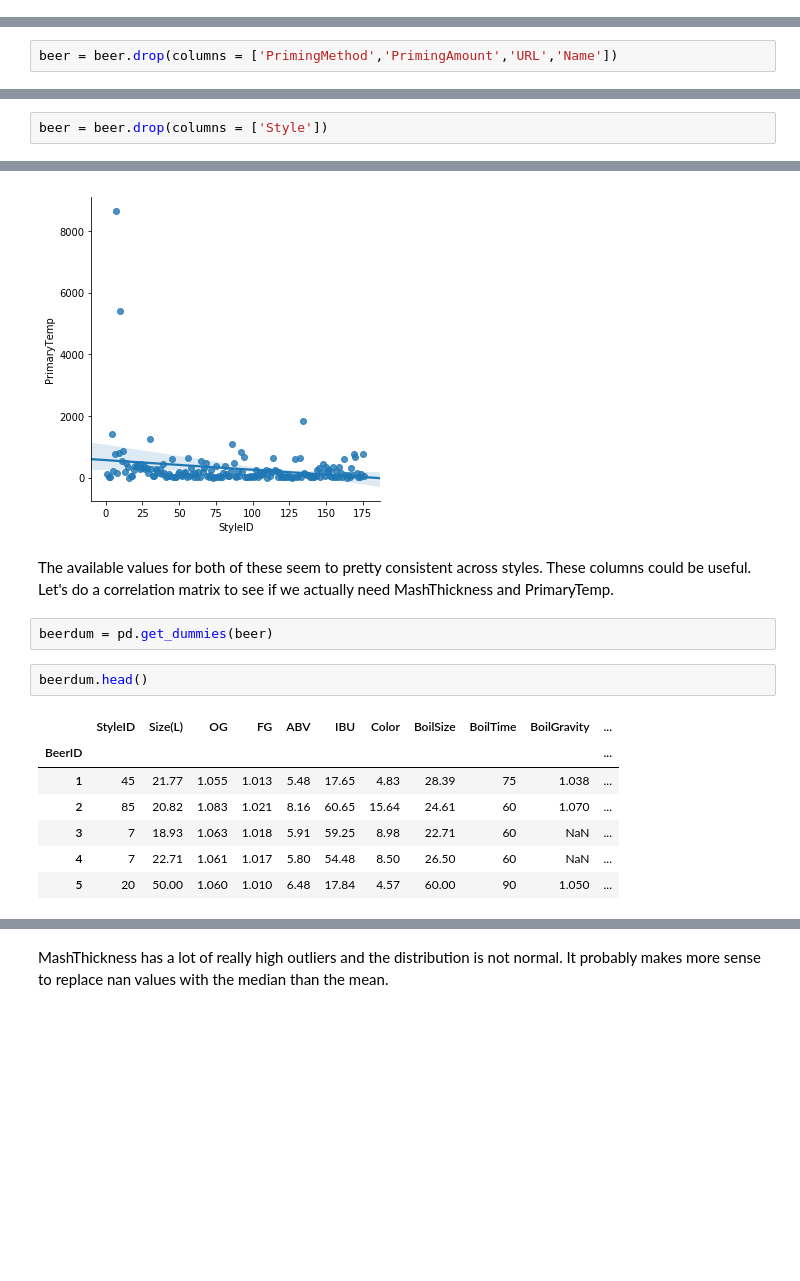
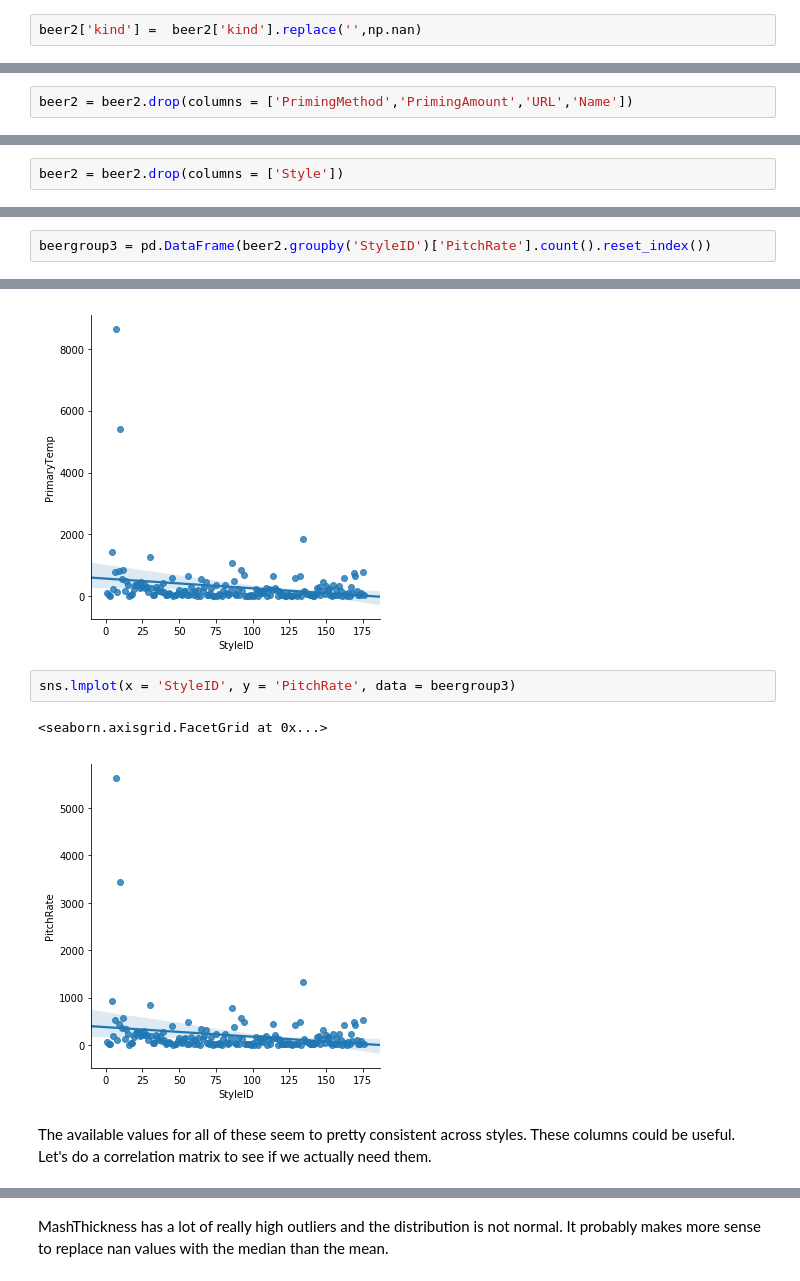
Before and after one commit to maymag/ds_projects, a Jupyter notebook: beer_recipes/beer.ipynb, the cells around one changed output, grey strips where cells are left out. Cells and saved outputs as stored; diff of their text form; blank space fills up the shorter version.

```diff
--- a/beer_recipes/beer.ipynb
+++ b/beer_recipes/beer.ipynb
@@ -29,0 +122,2 @@ beer.head()
+# %%
+beer2['kind'] =  beer2['kind'].replace('',np.nan)
@@ -44,4 +158,4 @@ dtype: int64
 # %% [markdown]
 PrimingMethod and PrimingAmount have too many nulls to be useful.
 # %%
-beer = beer.drop(columns = ['PrimingMethod','PrimingAmount','URL','Name'])
+beer2 = beer2.drop(columns = ['PrimingMethod','PrimingAmount','URL','Name'])
@@ -69,5 +164,5 @@ Style has many null values while StyleID does not. Let's remove Style since we c
 # %%
-beer = beer.drop(columns = ['Style'])
+beer2 = beer2.drop(columns = ['Style'])
 # %% [markdown]
 PitchRate also has an awful lot of nan values. I'll do a histogram to see if the nan values are consistent across all styles.
 # %%
@@ -119,3 +210,5 @@ beergroup2 = pd.DataFrame(beer.groupby('StyleID')['PrimaryTemp'].count().reset_i
+# %%
+beergroup3 = pd.DataFrame(beer2.groupby('StyleID')['PitchRate'].count().reset_index())
 # %%
 beergroup.head()
 # %% [output]
@@ -135,17 +228,10 @@ sns.lmplot(x = 'StyleID', y = 'PrimaryTemp', data = beergroup2)
 # %% [output]
 <seaborn.axisgrid.FacetGrid at 0x...>
 [figure]
+# %%
+sns.lmplot(x = 'StyleID', y = 'PitchRate', data = beergroup3)
+# %% [output]
+<seaborn.axisgrid.FacetGrid at 0x...>
+[figure, added]
 # %% [markdown]
-The available values for both of these seem to pretty consistent across styles. These columns could be useful. Let's do a correlation matrix to see if we actually need MashThickness and PrimaryTemp.
+The available values for all of these seem to pretty consistent across styles. These columns could be useful. Let's do a correlation matrix to see if we actually need them.
-# %%
-beerdum = pd.get_dummies(beer)
-# %%
-beerdum.head()
-# %% [output]
-|  | StyleID | Size(L) | OG | FG | ABV | IBU | Color | BoilSize | BoilTime | BoilGravity | ... |
-| BeerID |  |  |  |  |  |  |  |  |  |  | ... |
-| 1 | 45 | 21.77 | 1.055 | 1.013 | 5.48 | 17.65 | 4.83 | 28.39 | 75 | 1.038 | ... |
-| 2 | 85 | 20.82 | 1.083 | 1.021 | 8.16 | 60.65 | 15.64 | 24.61 | 60 | 1.070 | ... |
-| 3 | 7 | 18.93 | 1.063 | 1.018 | 5.91 | 59.25 | 8.98 | 22.71 | 60 | NaN | ... |
-| 4 | 7 | 22.71 | 1.061 | 1.017 | 5.80 | 54.48 | 8.50 | 26.50 | 60 | NaN | ... |
-| 5 | 20 | 50.00 | 1.060 | 1.010 | 6.48 | 17.84 | 4.57 | 60.00 | 90 | 1.050 | ... |
```
Also changed, not shown: parts of 114 cells of this notebook.
